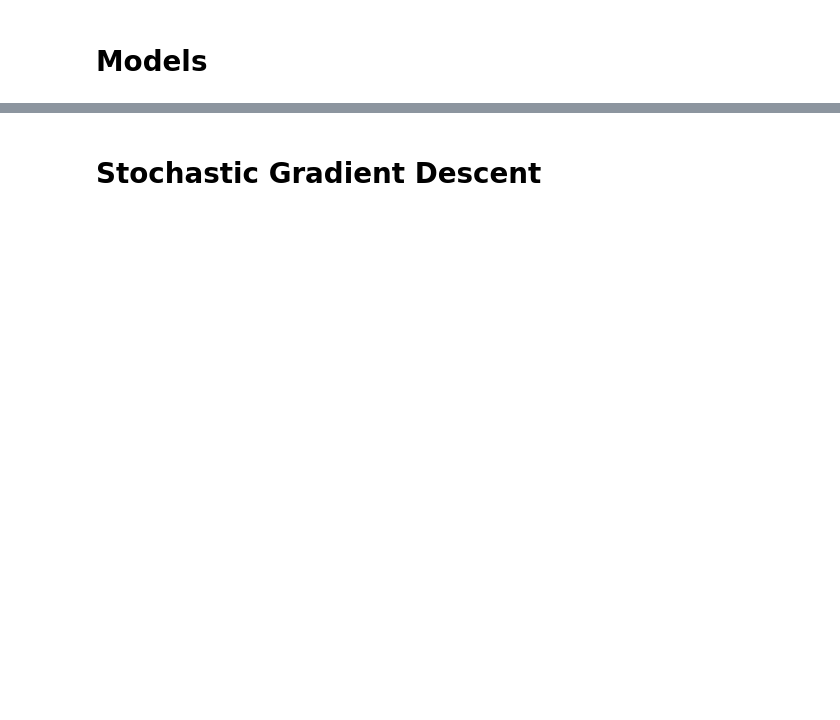
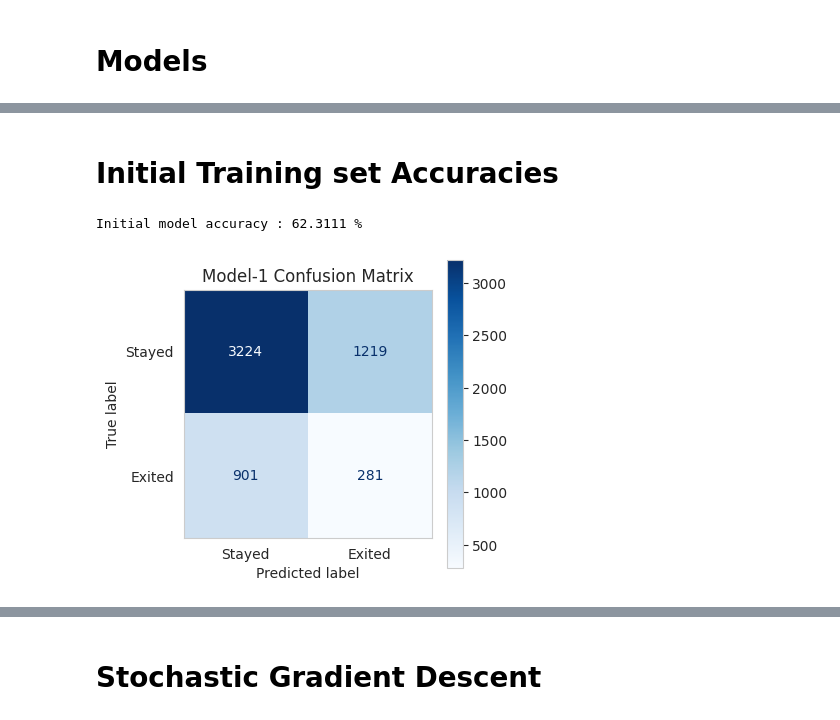
Before and after one commit to severussnape19/Deep_Learning, a Jupyter notebook: Classification_Models/teleco_Churn_Modelling.ipynb, the cells around one changed output, grey strips where cells are left out. Saved outputs shown, nothing was run; the diff lists cells and outputs as text; code cells hidden in the pictures; blank space fills up the shorter version.

```diff
--- a/Classification_Models/teleco_Churn_Modelling.ipynb
+++ b/Classification_Models/teleco_Churn_Modelling.ipynb
@@ -86,10 +186,13 @@ class ChurnModel(nn.Module):
     self.layer_2 = nn.Linear(128, 128)
     self.relu2 = nn.ReLU()
 
-    self.layer_3 = nn.Linear(128, 1)
+    self.layer_3 = nn.Linear(128, 128)
+    self.relu3 = nn.ReLU()
+
+    self.layer_4 = nn.Linear(128, 1)
 
   def forward(self, x):
     x = self.relu1(self.layer_1(x))
     x = self.relu2(self.layer_2(x))
-    x = self.layer_3(x)
+    x = self.layer_4(self.layer_3(x))
     return x
@@ -175,9 +334,23 @@ model_3 = ChurnModelV3()
+# %% [markdown]
+# Initial Training set Accuracies
 # %%
+# MODEL 1
 with torch.inference_mode():
   y_pred = model_1(X_train)
   y_pred_probs = torch.sigmoid(y_pred)
-  y_lables = torch.round(y_pred_probs)
+  y_labels = torch.round(y_pred_probs)
 
-print(f"Initial model accuracy : {accuracy_score(y_lables, y_train) * 100:.4f} %\n")
-print(f"Initial Confusion matrix :\n {confusion_matrix(y_lables, y_train)}")
+print(f"Initial model accuracy : {accuracy_score(y_labels, y_train) * 100:.4f} %\n")
+cm_1 = confusion_matrix(y_labels, y_train)
+
+fig, ax = plt.subplots(figsize=(4, 4))
+
+disp = ConfusionMatrixDisplay(confusion_matrix=cm_1, display_labels=["Stayed", "Exited"])
+disp.plot(cmap="Blues", ax=ax)
+ax.set_title("Model-1 Confusion Matrix")
+plt.grid(False)
+plt.show()
+# %% [output]
+Initial model accuracy : 62.3111 %
+[figure, added]
 # %%
```
Also changed, not shown: parts of 83 cells of this notebook.
